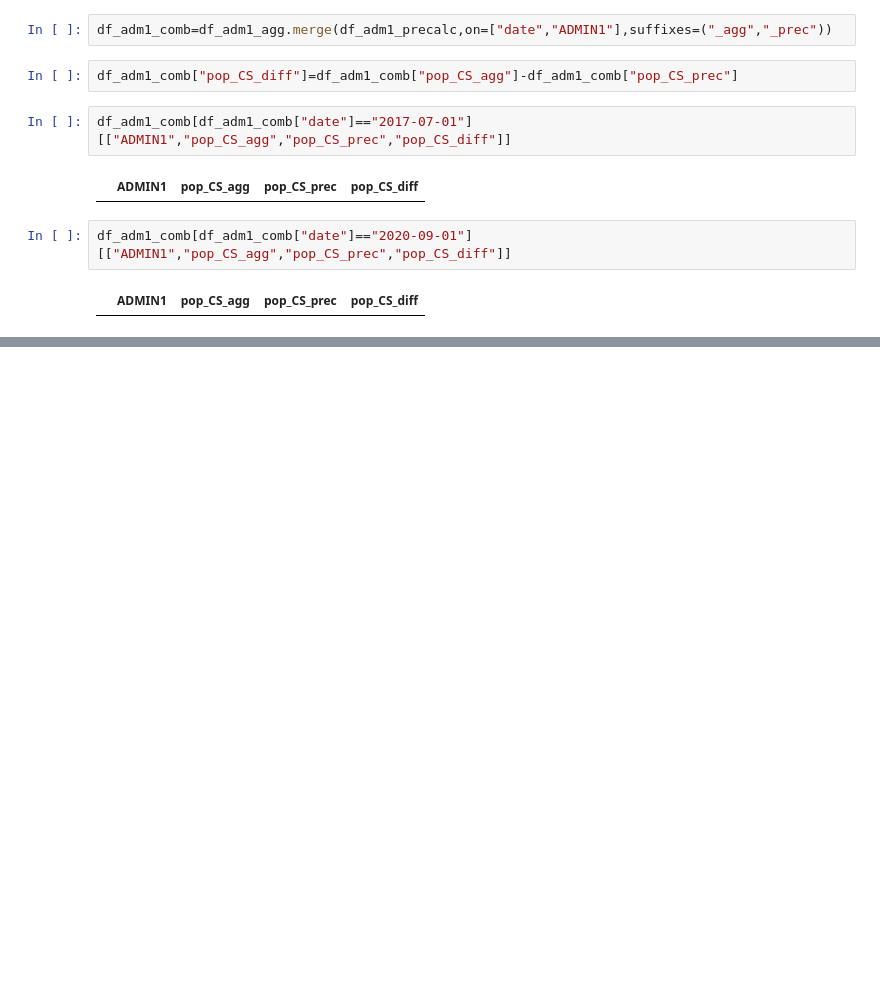
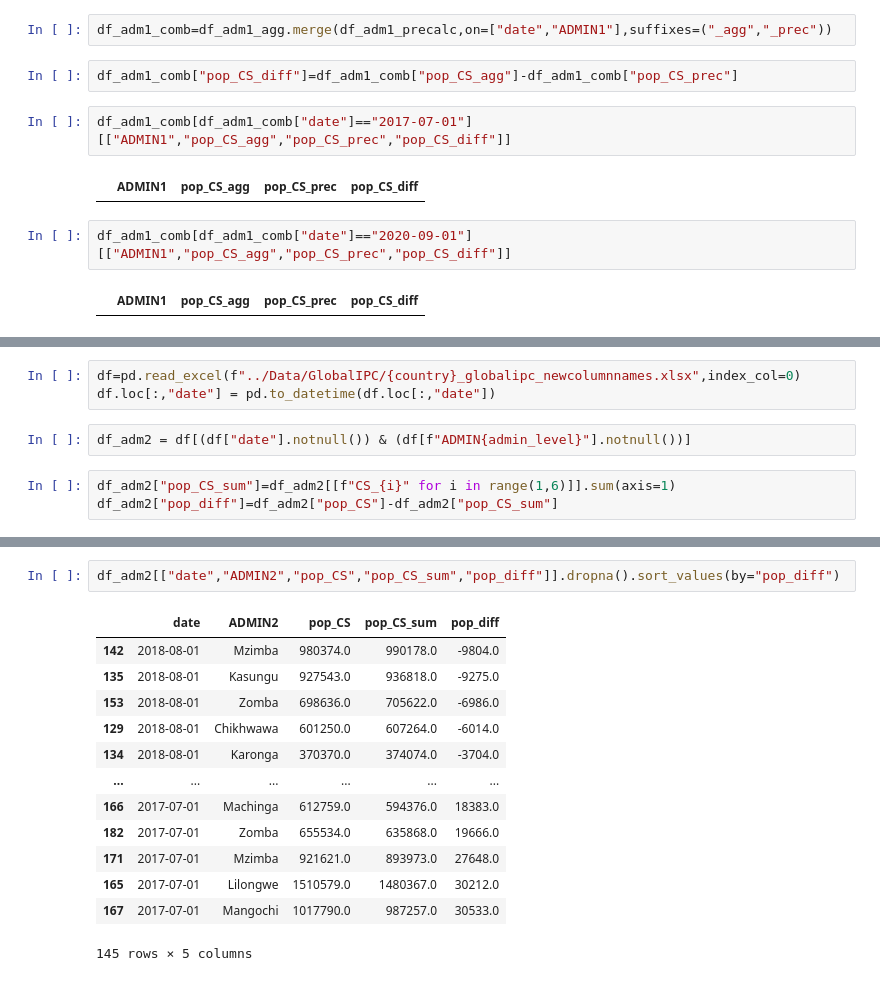
Before and after one commit to OCHA-DAP/pa-anticipatory-action, a Jupyter notebook: analyses/malawi/notebooks/GIPC_erroradm0aggr.ipynb, the cells around one changed output, grey strips where cells are left out. Drawn from its saved outputs; the diff is of its cells as text; blank space fills up the shorter version.

```diff
--- a/analyses/malawi/notebooks/GIPC_erroradm0aggr.ipynb
+++ b/analyses/malawi/notebooks/GIPC_erroradm0aggr.ipynb
@@ -192,0 +204,8 @@ df_adm1_comb[df_adm1_comb["date"]=="2020-09-01"][["ADMIN1","pop_CS_agg","pop_CS_
+# %%
+df=pd.read_excel(f"../Data/GlobalIPC/{country}_globalipc_newcolumnnames.xlsx",index_col=0)
+df.loc[:,"date"] = pd.to_datetime(df.loc[:,"date"])
+# %%
+df_adm2 = df[(df["date"].notnull()) & (df[f"ADMIN{admin_level}"].notnull())]
+# %%
+df_adm2["pop_CS_sum"]=df_adm2[[f"CS_{i}" for i in range(1,6)]].sum(axis=1)
+df_adm2["pop_diff"]=df_adm2["pop_CS"]-df_adm2["pop_CS_sum"]
@@ -192,0 +223,16 @@ df_adm1_comb[df_adm1_comb["date"]=="2020-09-01"][["ADMIN1","pop_CS_agg","pop_CS_
+# %%
+df_adm2[["date","ADMIN2","pop_CS","pop_CS_sum","pop_diff"]].dropna().sort_values(by="pop_diff")
+# %% [output]
+|  | date | ADMIN2 | pop_CS | pop_CS_sum | pop_diff |
+| 142 | 2018-08-01 | Mzimba | 980374.0 | 990178.0 | -9804.0 |
+| 135 | 2018-08-01 | Kasungu | 927543.0 | 936818.0 | -9275.0 |
+| 153 | 2018-08-01 | Zomba | 698636.0 | 705622.0 | -6986.0 |
+| 129 | 2018-08-01 | Chikhwawa | 601250.0 | 607264.0 | -6014.0 |
+| 134 | 2018-08-01 | Karonga | 370370.0 | 374074.0 | -3704.0 |
+| ... | ... | ... | ... | ... | ... |
+| 166 | 2017-07-01 | Machinga | 612759.0 | 594376.0 | 18383.0 |
+| 182 | 2017-07-01 | Zomba | 655534.0 | 635868.0 | 19666.0 |
+| 171 | 2017-07-01 | Mzimba | 921621.0 | 893973.0 | 27648.0 |
+| 165 | 2017-07-01 | Lilongwe | 1510579.0 | 1480367.0 | 30212.0 |
+| 167 | 2017-07-01 | Mangochi | 1017790.0 | 987257.0 | 30533.0 |
+145 rows × 5 columns
```
Also changed, not shown: parts of 16 cells of this notebook.
